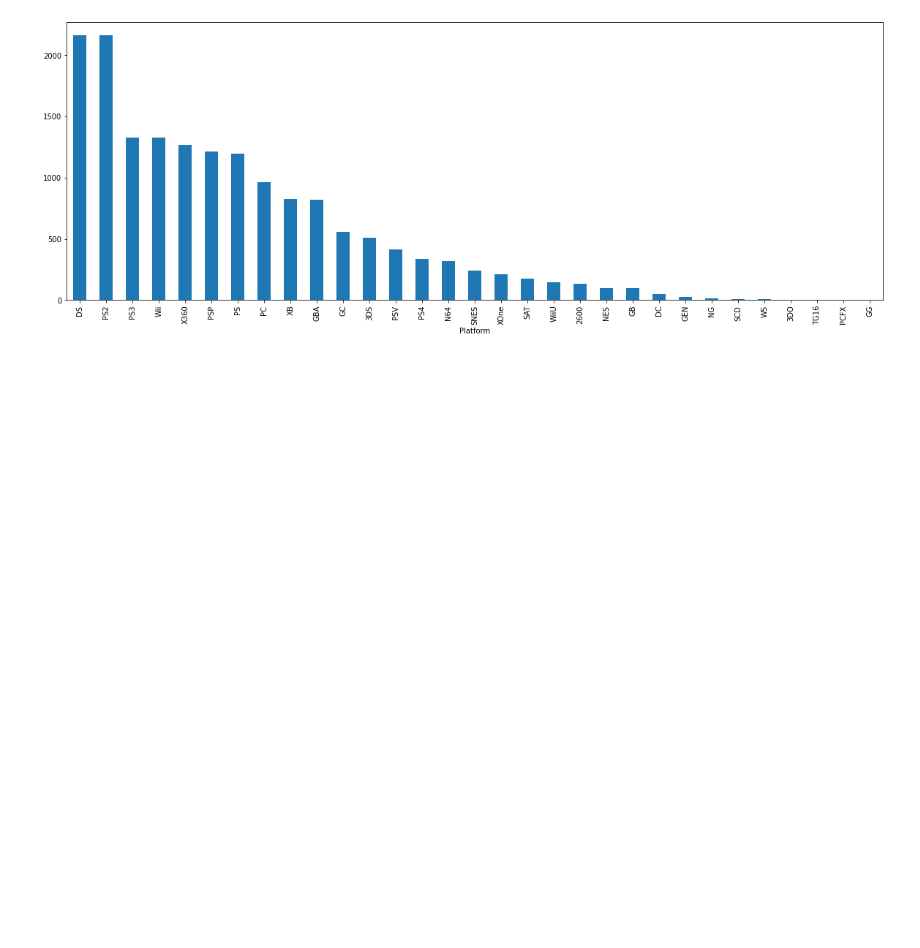
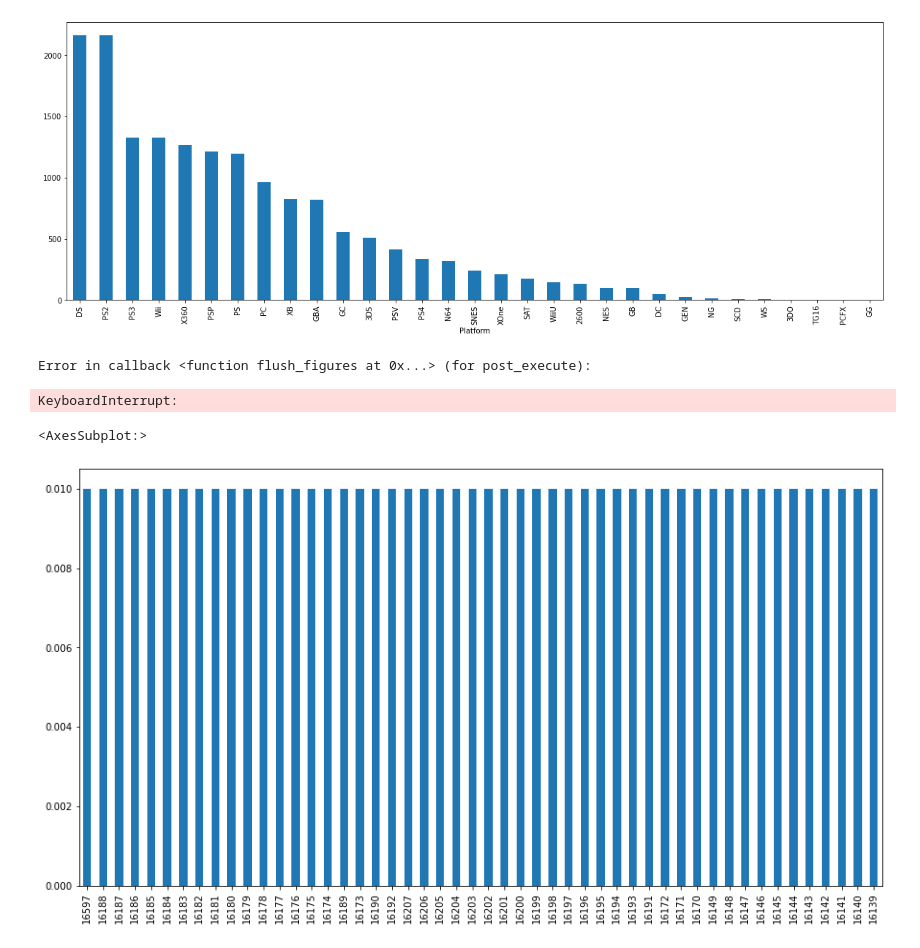
Before and after one commit to rohanojha979/Video-Game-Project, a Jupyter notebook: notebook.ipynb, the cells around one changed output. Cells and saved outputs as stored; diff of their text form; code cells hidden in the pictures; blank space fills up the shorter version.

```diff
--- a/notebook.ipynb
+++ b/notebook.ipynb
@@ -22,2 +30,2 @@ df
 # %%
-df.drop(columns = [df_apps.columns[0]], inplace = True)
+df.drop(columns = [df.columns[0]], inplace = True)
@@ -46,0 +41,14 @@ df.groupby('Platform').count().sort_values('Global_Sales')['Global_Sales'][::-1]
+# %%
+df.groupby('Name').count().sort_values('Year')['Year'][::-1].plot(kind='bar', figsize = (20, 7))
+# %% [output]
+Error in callback <function flush_figures at 0x...> (for post_execute):
+KeyboardInterrupt:
+# %%
+sales = df["Global_Sales"]
+# %%
+sales_sort = sales.sort_values().head(50)
+# %%
+sales_sort.plot(kind = "bar", figsize = (15,8))
+# %% [output]
+<AxesSubplot:>
+[figure, added]
```
Also changed, not shown: parts of 14 cells of this notebook.
